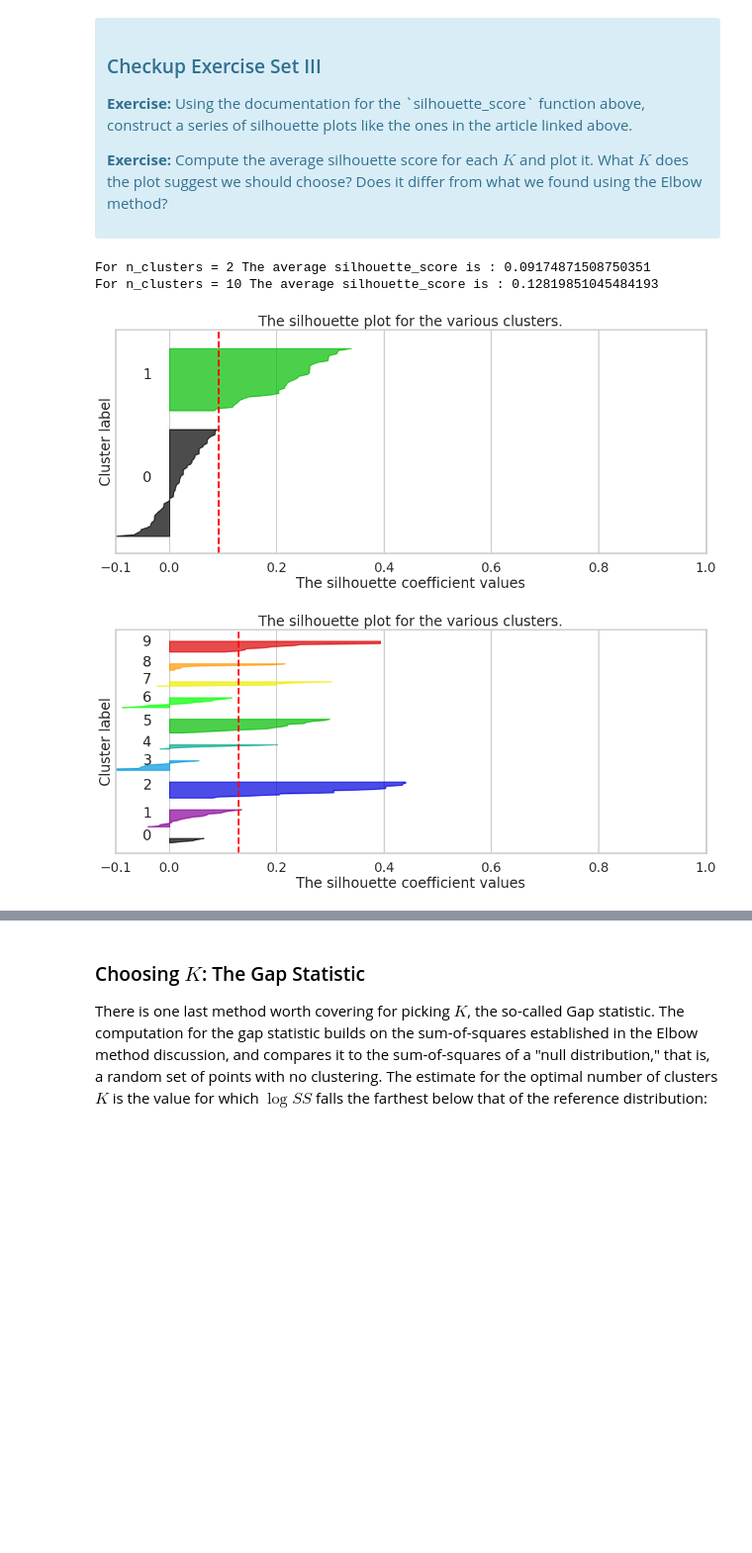
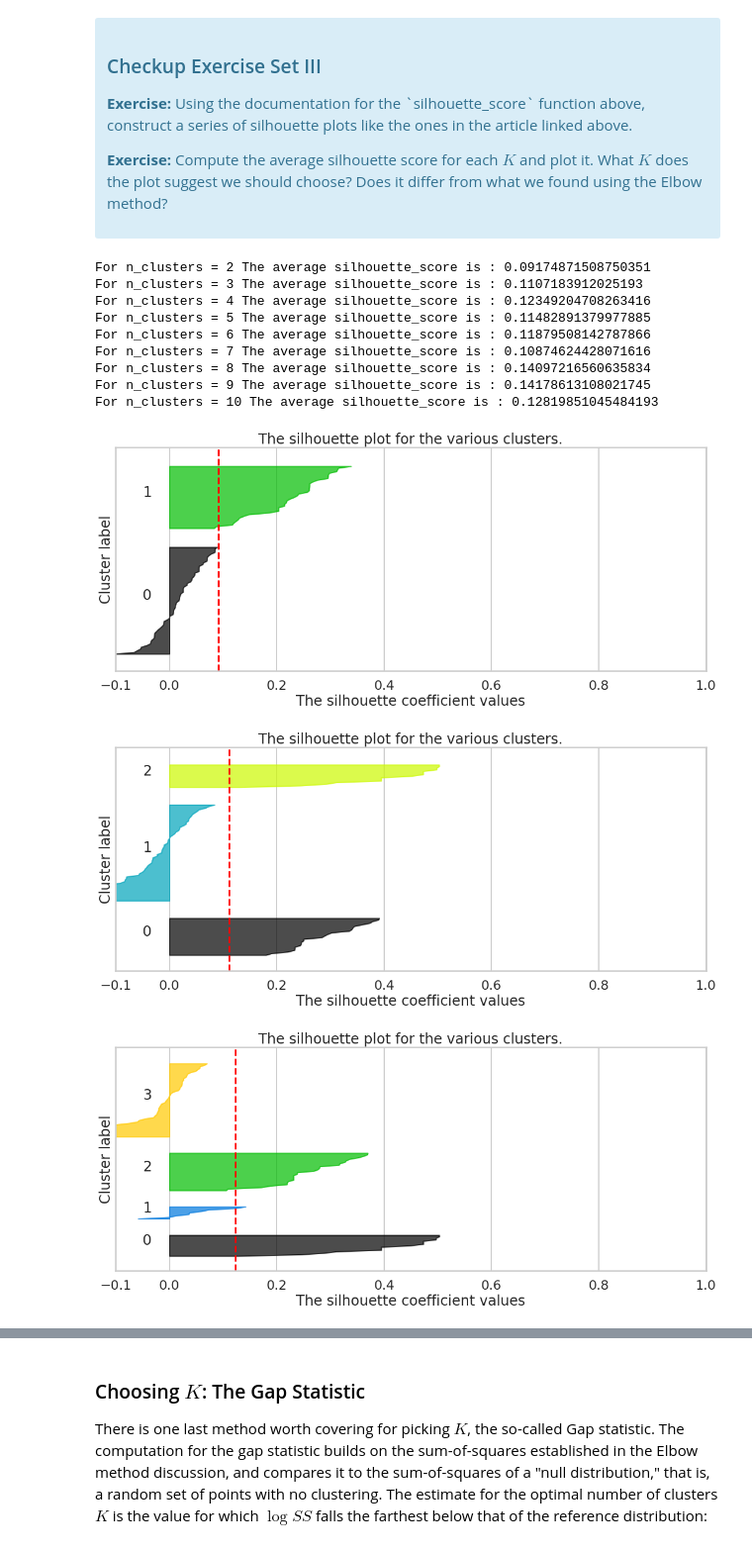
Before and after one commit to BoshengW/SpringBoard, a Jupyter notebook: Unit8_mini_project/Mini_Project_Clustering.ipynb, the cells around one changed output, grey strips where cells are left out. Shown at 99% size. Cells and saved outputs as stored; diff of their text form; code cells hidden in the pictures; blank space fills up the shorter version.

Commit message:
modify clustering assignment

```diff
--- a/Unit8_mini_project/Mini_Project_Clustering.ipynb
+++ b/Unit8_mini_project/Mini_Project_Clustering.ipynb
@@ -125,7 +125,7 @@ print("SSE value: {}".format(kmeans.inertia_))
 K = []
 SSE = []
 
-for idx in range(2,11):
+for idx in range(2,95):
     K.append(idx);
     kmeans = KMeans(n_clusters=idx, random_state=0).fit(x_cols)
     SSE.append(kmeans.inertia_)
@@ -197,7 +197,7 @@ import matplotlib.cm as cm
 
 
 
-range_n_clusters = [2, 10]
+range_n_clusters = range(2,11)
 
 for n_clusters in range_n_clusters:
     fig, ax1 = plt.subplots()
@@ -223,31 +223,39 @@ for n_clusters in range_n_clusters:
 
         ith_cluster_silhouette_values.sort()
         size_cluster_i = ith_cluster_silhouette_values.shape[0]
         y_upper = y_lower + size_cluster_i
 
         color = cm.nipy_spectral(float(i) / n_clusters)
         ax1.fill_betweenx(np.arange(y_lower, y_upper),
                           0, ith_cluster_silhouette_values,
                           facecolor=color, edgecolor=color, alpha=0.7)
 
         # Label the silhouette plots with their cluster numbers at the middle
         ax1.text(-0.05, y_lower + 0.5 * size_cluster_i, str(i))
 
         # Compute the new y_lower for next plot
         y_lower = y_upper + 10  # 10 for the 0 samples
 
     ax1.set_title("The silhouette plot for the various clusters.")
     ax1.set_xlabel("The silhouette coefficient values")
     ax1.set_ylabel("Cluster label")
 
     # The vertical line for average silhouette score of all the values
     ax1.axvline(x=silhouette_avg, color="red", linestyle="--")
     ax1.set_yticks([])  # Clear the yaxis labels / ticks
     ax1.set_xticks([-0.1, 0, 0.2, 0.4, 0.6, 0.8, 1])
 
 plt.show()
 # %% [output]
 For n_clusters = 2 The average silhouette_score is : 0.09174871508750351
+For n_clusters = 3 The average silhouette_score is : 0.1107183912025193
+For n_clusters = 4 The average silhouette_score is : 0.12349204708263416
+For n_clusters = 5 The average silhouette_score is : 0.11482891379977885
+For n_clusters = 6 The average silhouette_score is : 0.11879508142787866
+For n_clusters = 7 The average silhouette_score is : 0.10874624428071616
+For n_clusters = 8 The average silhouette_score is : 0.14097216560635834
+For n_clusters = 9 The average silhouette_score is : 0.14178613108021745
 For n_clusters = 10 The average silhouette_score is : 0.12819851045484193
 [figure]
-[figure, old version]
+[figure, new version]
+[figure, added]
```
Also changed, not shown: parts of 10 cells of this notebook, 1 other file.
